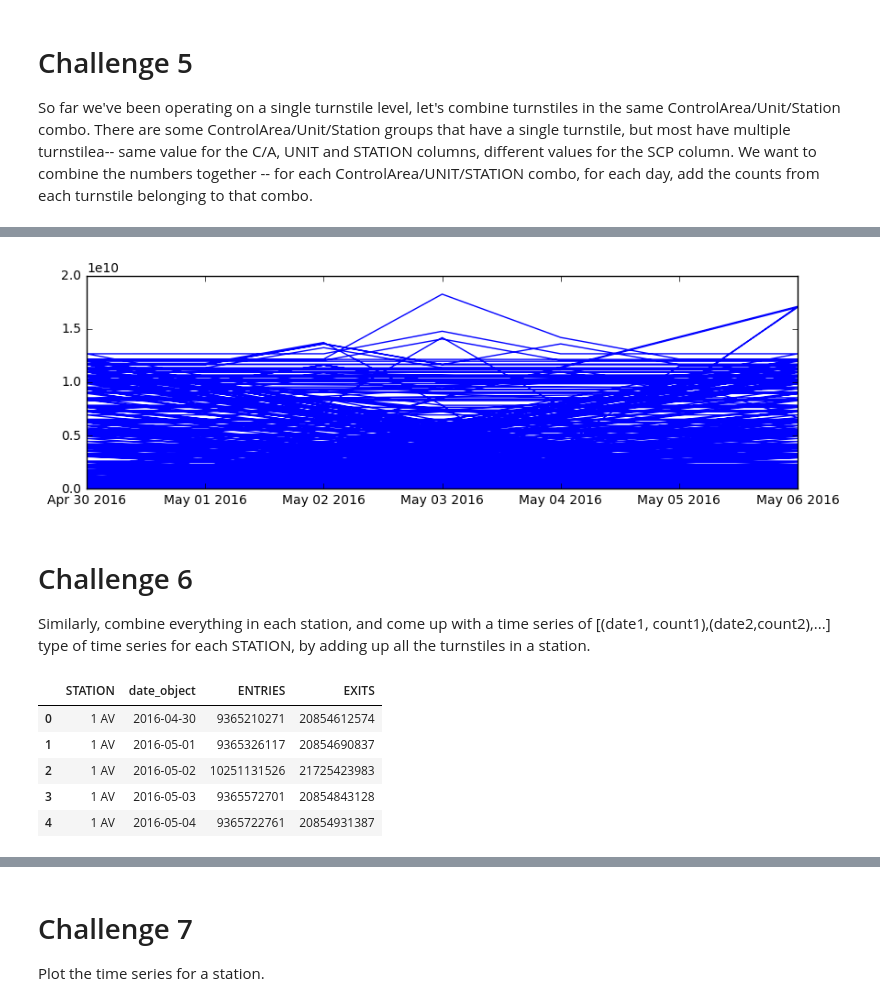
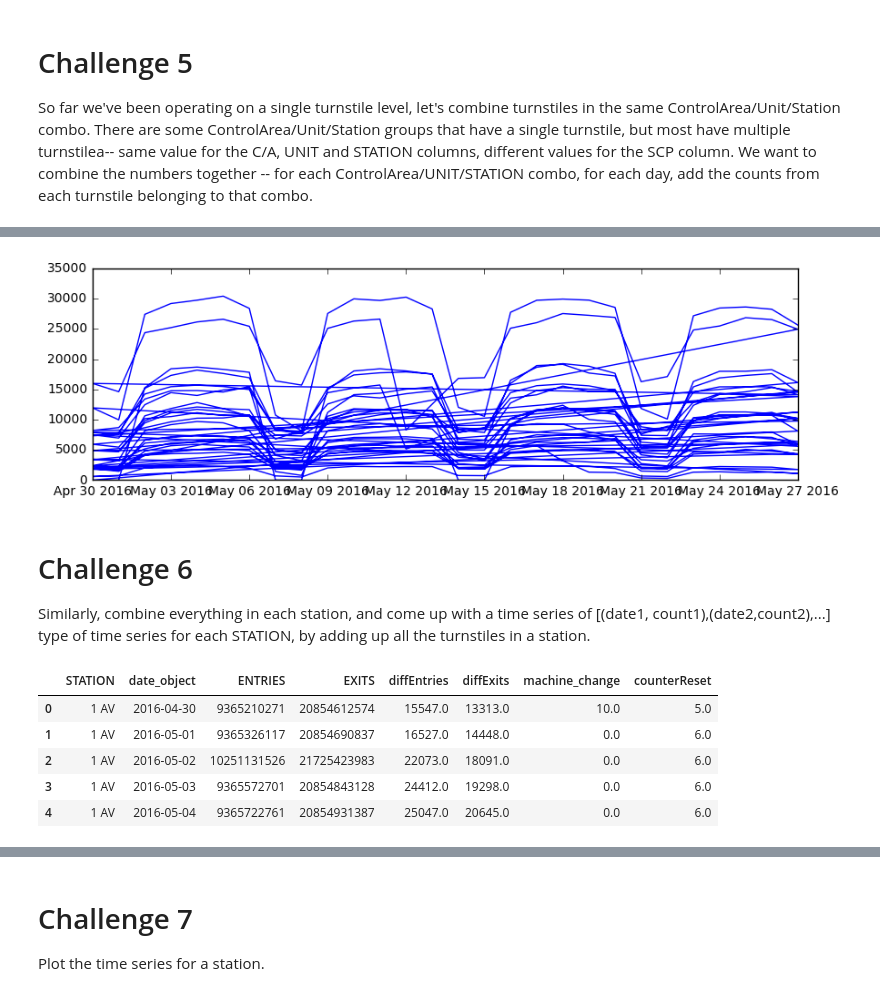
Before and after one commit to rosiehoyem/metis-challenges, a Jupyter notebook: challenge_set_1_rosiehoyem.ipynb, the cells around one changed output, grey strips where cells are left out. Saved outputs shown, nothing was run; the diff lists cells and outputs as text; code cells hidden in the pictures.

```diff
--- a/challenge_set_1_rosiehoyem.ipynb
+++ b/challenge_set_1_rosiehoyem.ipynb
@@ -20,12 +20,17 @@ from IPython.display import Image
 # enables inline plots, without it plots don't show up in the notebook
 %matplotlib inline
 # %%
-df = pd.read_csv('data/turnstile_160507.txt')
+df1 = pd.read_csv('data/turnstile_160507.txt')
+df2 = pd.read_csv('data/turnstile_160514.txt')
+df3 = pd.read_csv('data/turnstile_160521.txt')
+df4 = pd.read_csv('data/turnstile_160528.txt')
+frames = [df1, df2, df3, df4]
+df_4wk = pd.concat(frames)
 
-df.columns =['C/A', 'UNIT', 'SCP', 'STATION', 'LINENAME', 'DIVISION', 'DATE', 'TIME',
+df_4wk.columns =['C/A', 'UNIT', 'SCP', 'STATION', 'LINENAME', 'DIVISION', 'DATE', 'TIME',
        'DESC', 'ENTRIES', 'EXITS']
 
-df.columns
+df_4wk.columns
 # %% [output]
 Index(['C/A', 'UNIT', 'SCP', 'STATION', 'LINENAME', 'DIVISION', 'DATE', 'TIME',
        'DESC', 'ENTRIES', 'EXITS'],
@@ -41,0 +38,3 @@ df.head()
+# %%
+df = df_4wk[(df_4wk['STATION'] == '1 AV') | (df_4wk['STATION'] == '23 ST') | (df_4wk['STATION'] == '96 ST')]
+len(df)
@@ -72,3 +82,16 @@ df.head()
 
 These counts are for every n hours. (What is n?) We want total daily entries.
 Now make it that we again have the same keys, but now we have a single value for a single day, which is the total number of passengers that entered through this turnstile on this day.
+# %%
+df['diffEntries'] = df.ENTRIES.diff()
+df['diffExits'] = df.EXITS.diff()
+df['machine_change'] = (df.SCP != df.SCP.shift())
+dfrei = df.reset_index(drop=True)
+df = dfrei
+df.diffEntries[df.index[df.machine_change==True]] = 0
+df.diffExits[df.index[df.machine_change==True]] = 0
+df['counterReset'] = ((df.diffEntries > 6000) | (df.diffEntries < 0) | (df.diffExits > 6000) | (df.diffExits < 0))
+df.diffExits[df.index[df.counterReset==True]] = 0
+df.diffEntries[df.index[df.counterReset==True]] = 0
+
+df.head()
@@ -133,4 +165,5 @@ plt.plot(dates,counts);
 So far we've been operating on a single turnstile level, let's combine turnstiles in the same ControlArea/Unit/Station combo. There are some ControlArea/Unit/Station groups that have a single turnstile, but most have multiple turnstilea-- same value for the C/A, UNIT and STATION columns, different values for the SCP column.
 We want to combine the numbers together -- for each ControlArea/UNIT/STATION combo, for each day, add the counts from each turnstile belonging to that combo.
 # %%
-df_gr5 = df.groupby(['C/A', 'UNIT','STATION','SCP','date_object'], as_index=False).sum()
+df_gr5 = df.groupby(['C/A', 'UNIT','STATION','date_object'], as_index=False).sum()
+df_gr5.head()
@@ -137,10 +177,10 @@ df_gr5 = df.groupby(['C/A', 'UNIT','STATION','SCP','date_object'], as_index=Fals
 # %%
 dates = df_gr5['date_object']
-counts = df_gr5['ENTRIES']
+counts = df_gr5['diffEntries']
 plt.figure(figsize=(10,3))
 plt.plot(dates,counts);
 # %% [output]
-[figure, old version]
+[figure, new version]
 # %% [markdown]
 # Challenge 6
 Similarly, combine everything in each station, and come up with a time series of [(date1, count1),(date2,count2),...] type of time series for each STATION, by adding up all the turnstiles in a station.
@@ -149,9 +189,9 @@ df_gr6 = df.groupby(['STATION', 'date_object'], as_index=False).sum()
 
 df_gr6.head()
 # %% [output]
-|  | STATION | date_object | ENTRIES | EXITS |
-| 0 | 1 AV | 2016-04-30 | 9365210271 | 20854612574 |
-| 1 | 1 AV | 2016-05-01 | 9365326117 | 20854690837 |
-| 2 | 1 AV | 2016-05-02 | 10251131526 | 21725423983 |
-| 3 | 1 AV | 2016-05-03 | 9365572701 | 20854843128 |
-| 4 | 1 AV | 2016-05-04 | 9365722761 | 20854931387 |
+|  | STATION | date_object | ENTRIES | EXITS | diffEntries | diffExits | machine_change | counterReset |
+| 0 | 1 AV | 2016-04-30 | 9365210271 | 20854612574 | 15547.0 | 13313.0 | 10.0 | 5.0 |
+| 1 | 1 AV | 2016-05-01 | 9365326117 | 20854690837 | 16527.0 | 14448.0 | 0.0 | 6.0 |
+| 2 | 1 AV | 2016-05-02 | 10251131526 | 21725423983 | 22073.0 | 18091.0 | 0.0 | 6.0 |
+| 3 | 1 AV | 2016-05-03 | 9365572701 | 20854843128 | 24412.0 | 19298.0 | 0.0 | 6.0 |
+| 4 | 1 AV | 2016-05-04 | 9365722761 | 20854931387 | 25047.0 | 20645.0 | 0.0 | 6.0 |
```
Also changed, not shown: parts of 17 cells of this notebook.
